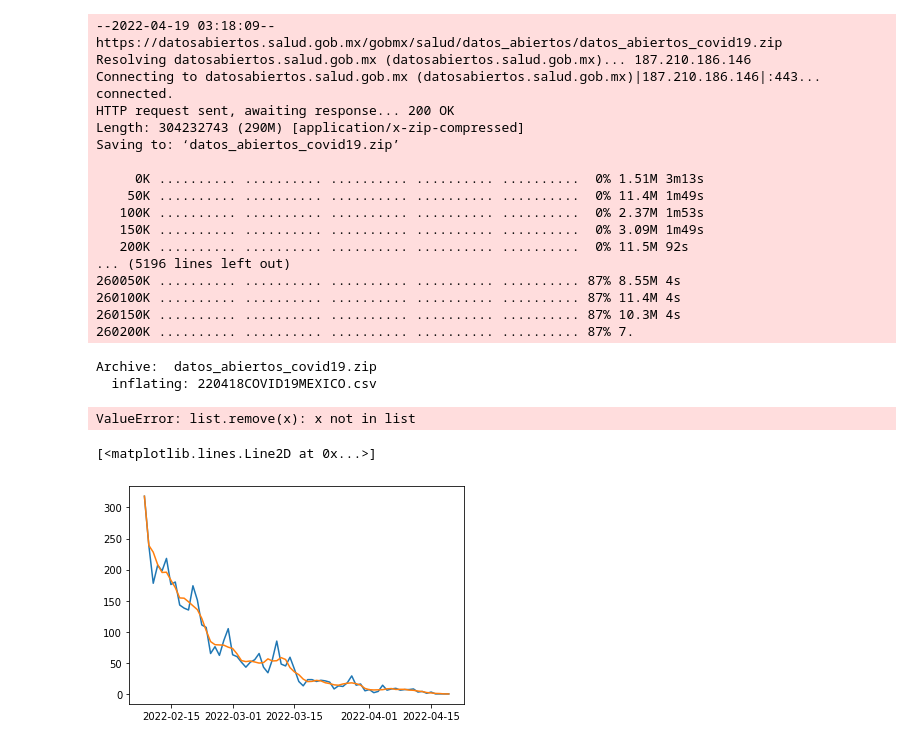
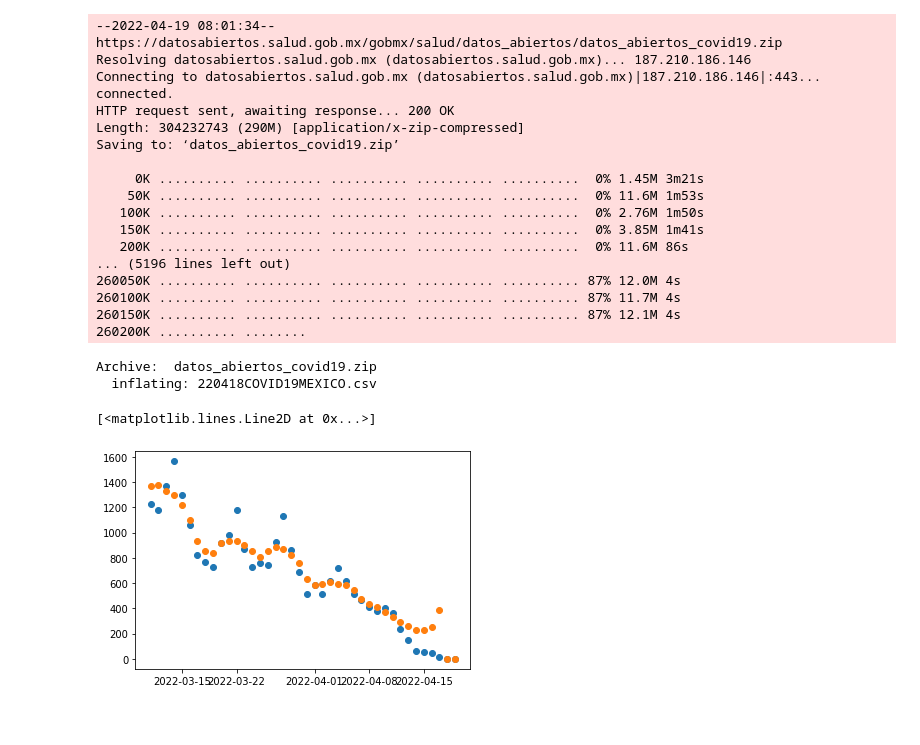
Before and after one commit to moises-santillan/Covid19-Mexico, a Jupyter notebook: Code/covid19.ipynb, the cells around one changed output. Drawn from its saved outputs; the diff is of its cells as text; code cells hidden in the pictures.

```diff
--- a/Code/covid19.ipynb
+++ b/Code/covid19.ipynb
@@ -6,37 +7,43 @@ from statsmodels.tsa.ar_model import AutoReg
 from scipy.signal import savgol_filter
 from scipy.stats import norm
+# %%
+def count_incidence(df, date, entity):
+    if entity == 0:
+        ci = len(df.loc[df.FECHA_SINTOMAS == date])
+    else:
+        ci = len(df.loc[(df.FECHA_SINTOMAS == str(date)) & (df.ENTIDAD_RES == entity)])
+    return ci
 # %%
 os.system("wget https://datosabiertos.salud.gob.mx/gobmx/salud/datos_abiertos/datos_abiertos_covid19.zip")
 os.system("unzip datos_abiertos_covid19.zip")
 os.system("rm datos_abiertos_covid19.zip")
-
 file = (pd.to_datetime('today') - pd.Timedelta('1 days')).strftime('%y%m%d')+"COVID19MEXICO.csv" #Database file
-Lag = 70#10 weeks into the past
-Date_Range = pd.date_range(end=pd.to_datetime('today').date(), periods=Lag)
-
 df = pd.read_csv(file, engine="python")
+os.system("rm "+file)
 # %% [output]
---2022-04-19 03:18:09--  https://datosabiertos.salud.gob.mx/gobmx/salud/datos_abiertos/datos_abiertos_covid19.zip
+--2022-04-19 08:01:34--  https://datosabiertos.salud.gob.mx/gobmx/salud/datos_abiertos/datos_abiertos_covid19.zip
 Resolving datosabiertos.salud.gob.mx (datosabiertos.salud.gob.mx)... 187.210.186.146
 Connecting to datosabiertos.salud.gob.mx (datosabiertos.salud.gob.mx)|187.210.186.146|:443... connected.
 HTTP request sent, awaiting response... 200 OK
 Length: 304232743 (290M) [application/x-zip-compressed]
 Saving to: ‘datos_abiertos_covid19.zip’
 
-     0K .......... .......... .......... .......... ..........  0% 1.51M 3m13s
-    50K .......... .......... .......... .......... ..........  0% 11.4M 1m49s
-   100K .......... .......... .......... .......... ..........  0% 2.37M 1m53s
-   150K .......... .......... .......... .......... ..........  0% 3.09M 1m49s
-   200K .......... .......... .......... .......... ..........  0% 11.5M 92s
+     0K .......... .......... .......... .......... ..........  0% 1.45M 3m21s
+    50K .......... .......... .......... .......... ..........  0% 11.6M 1m53s
+   100K .......... .......... .......... .......... ..........  0% 2.76M 1m50s
+   150K .......... .......... .......... .......... ..........  0% 3.85M 1m41s
+   200K .......... .......... .......... .......... ..........  0% 11.6M 86s
 ... (5196 lines left out)
-260050K .......... .......... .......... .......... .......... 87% 8.55M 4s
-260100K .......... .......... .......... .......... .......... 87% 11.4M 4s
-260150K .......... .......... .......... .......... .......... 87% 10.3M 4s
-260200K .......... .......... .......... .......... .......... 87% 7.
+260050K .......... .......... .......... .......... .......... 87% 12.0M 4s
+260100K .......... .......... .......... .......... .......... 87% 11.7M 4s
+260150K .......... .......... .......... .......... .......... 87% 12.1M 4s
+260200K .......... ........
 Archive:  datos_abiertos_covid19.zip
   inflating: 220418COVID19MEXICO.csv
-ValueError: list.remove(x): x not in list
 # %%
+Lag = 90
+Date_Range = pd.date_range(end=pd.to_datetime('today').date(), periods=Lag)
+
 columns = list(df.columns)
 columns.remove('ENTIDAD_RES')
 columns.remove('FECHA_SINTOMAS')
@@ -59,28 +64,23 @@ for entity in range(33):
 df_Incidence.to_csv("../Data/Incidence.csv", index=False)
 # %%
+Entities = list(df_Entities.Entidad)
+df_Nowcasting = pd.DataFrame()
+df_Nowcasting["Date"] = df_Incidence["Date"]
+trst = 12
 loc = (pd.to_datetime(df['FECHA_INGRESO'])-pd.to_datetime(df['FECHA_SINTOMAS'])).mean().total_seconds()/3600/24 + 3
 scale = (pd.to_datetime(df['FECHA_INGRESO'])-pd.to_datetime(df['FECHA_SINTOMAS'])).std().total_seconds()/3600/24
-
-Entities = list(df_Entities.Entidad)
-trst = 15
-
-df_Nowcasting = pd.DataFrame()
-df_Nowcasting["Date"] = df_Incidence["Date"]
 for entity in Entities:
     aux = df_Incidence[entity].rolling(5, center=True).mean()
     aux[[0, 1, Lag-2, Lag-1]] = df_Incidence[entity][[0, 1, Lag-2, Lag-1]]
-    model_fit = AutoReg(aux[:-trst], lags=7, trend='t', seasonal=True, period= 7).fit()
+    aux /= norm.cdf(range(Lag-1, -1, -1), loc=loc, scale=scale)
     df_Nowcasting[entity] = aux
-    prediction = model_fit.predict(start=Lag-trst, end=Lag-1)
-    for i in range(Lag-trst, Lag):
-        df_Nowcasting.at[i, entity] = max(prediction.at[i], df_Nowcasting.at[i, entity])
 # %%
-entity = "Querétaro"
-plt.plot(df_Incidence["Date"][0:], df_Incidence[entity][0:])
-plt.plot(df_Nowcasting["Date"][0:], df_Nowcasting[entity][0:])
+entity = "País"
+plt.plot(df_Incidence["Date"][50:], df_Incidence[entity][50:],'o')
+plt.plot(df_Nowcasting["Date"][50:], df_Nowcasting[entity][50:],'o')
 # %% [output]
 [<matplotlib.lines.Line2D at 0x...>]
-[figure, old version]
+[figure, new version]
 # %%
 Incidences = []
 Rates = []
```
Also changed, not shown: parts of 5 cells of this notebook, 3 other files.
